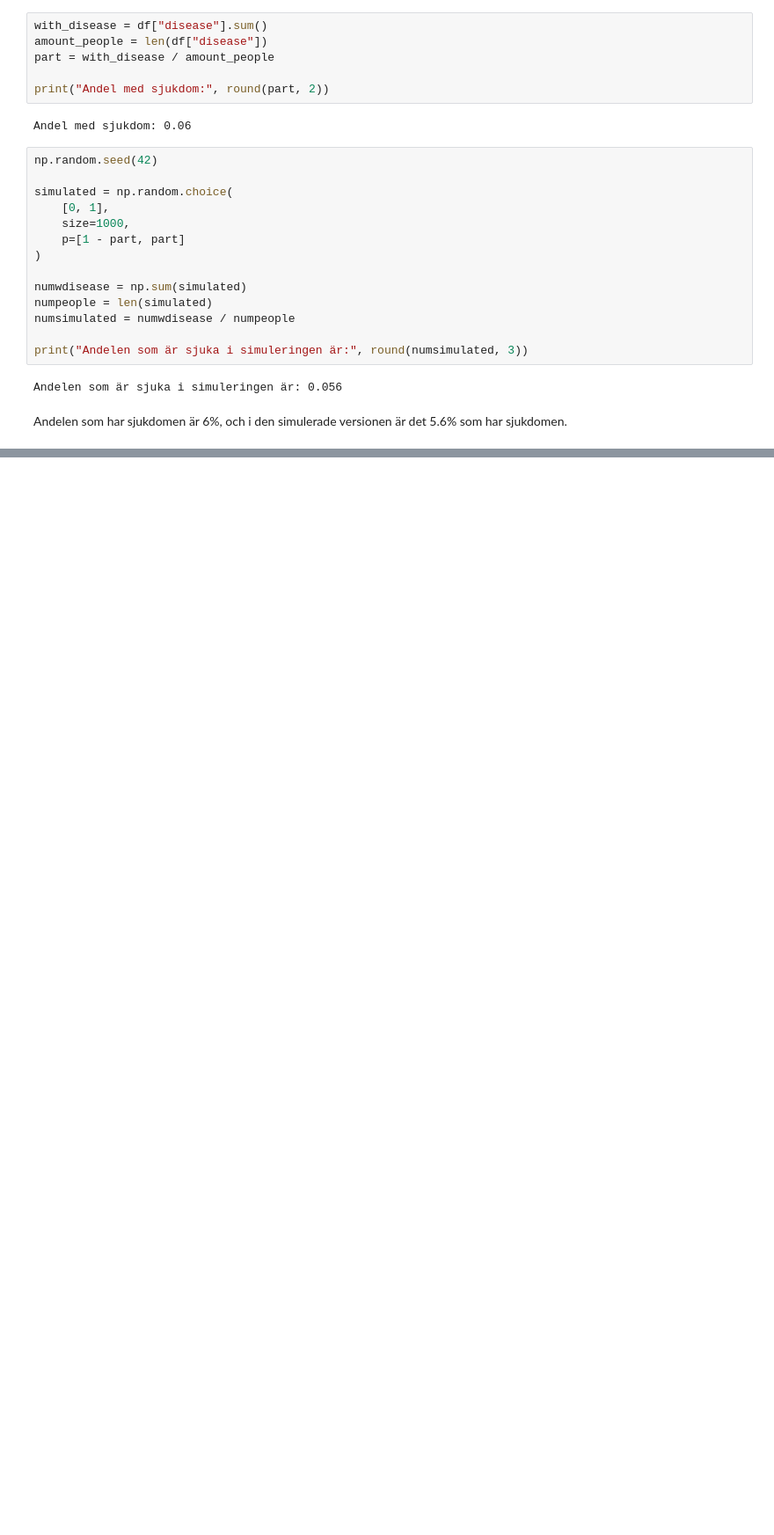
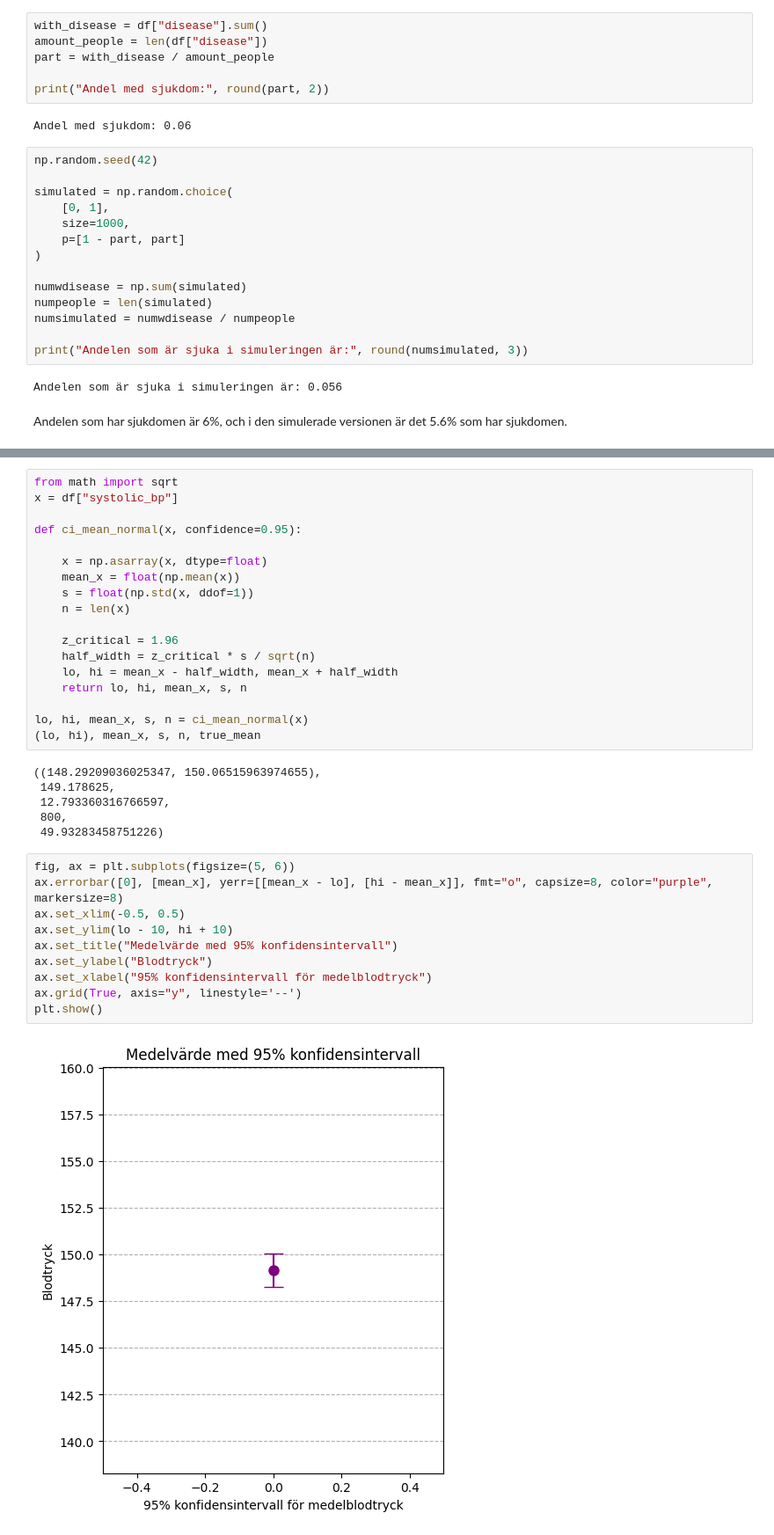
Before and after one commit to AlmaVasell/Health-study, a Jupyter notebook: Report_DEL1.ipynb, the cells around one changed output, grey strips where cells are left out. Shown: that part at 88% size. Cells and saved outputs as stored; diff of their text form; blank space fills up the shorter version.

Commit message:
beräknat konfidensintervall

```diff
--- a/Report_DEL1.ipynb
+++ b/Report_DEL1.ipynb
@@ -89,0 +100,36 @@ Andelen som har sjukdomen är 6%, och i den simulerade versionen är det 5.6% so
+# %%
+from math import sqrt
+x = df["systolic_bp"]
+
+def ci_mean_normal(x, confidence=0.95):
+
+    x = np.asarray(x, dtype=float)
+    mean_x = float(np.mean(x))
+    s = float(np.std(x, ddof=1))
+    n = len(x)
+
+    z_critical = 1.96
+    half_width = z_critical * s / sqrt(n)
+    lo, hi = mean_x - half_width, mean_x + half_width
+    return lo, hi, mean_x, s, n
+
+lo, hi, mean_x, s, n = ci_mean_normal(x)
+(lo, hi), mean_x, s, n, true_mean
+# %% [output]
+((148.29209036025347, 150.06515963974655),
+ 149.178625,
+ 12.793360316766597,
+ 800,
+ 49.93283458751226)
+# %%
+fig, ax = plt.subplots(figsize=(5, 6))
+ax.errorbar([0], [mean_x], yerr=[[mean_x - lo], [hi - mean_x]], fmt="o", capsize=8, color="purple", markersize=8)
+ax.set_xlim(-0.5, 0.5)
+ax.set_ylim(lo - 10, hi + 10)
+ax.set_title("Medelvärde med 95% konfidensintervall")
+ax.set_ylabel("Blodtryck")
+ax.set_xlabel("95% konfidensintervall för medelblodtryck")
+ax.grid(True, axis="y", linestyle='--')
+plt.show()
+# %% [output]
+[figure, added]
```
Also changed, not shown: parts of 3 cells of this notebook, 1 other file.
